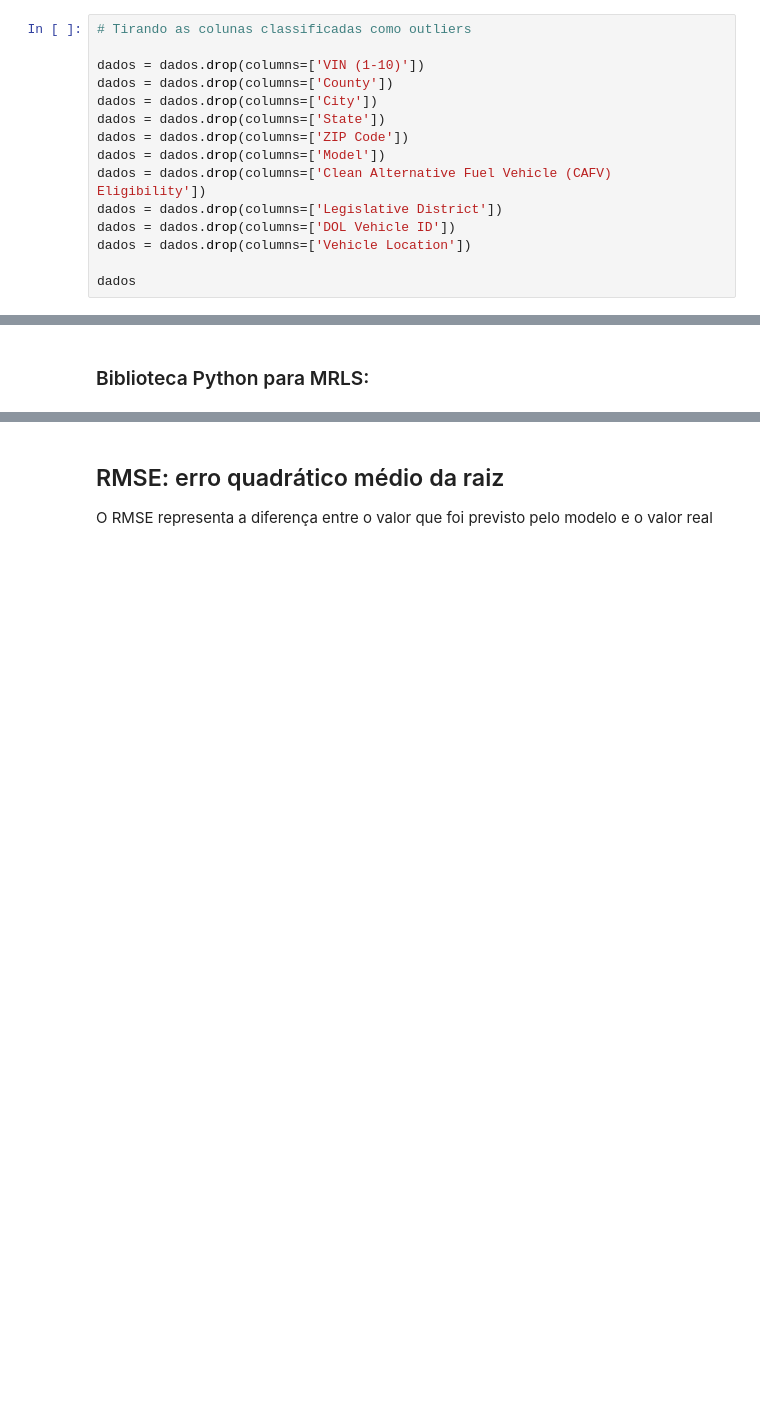
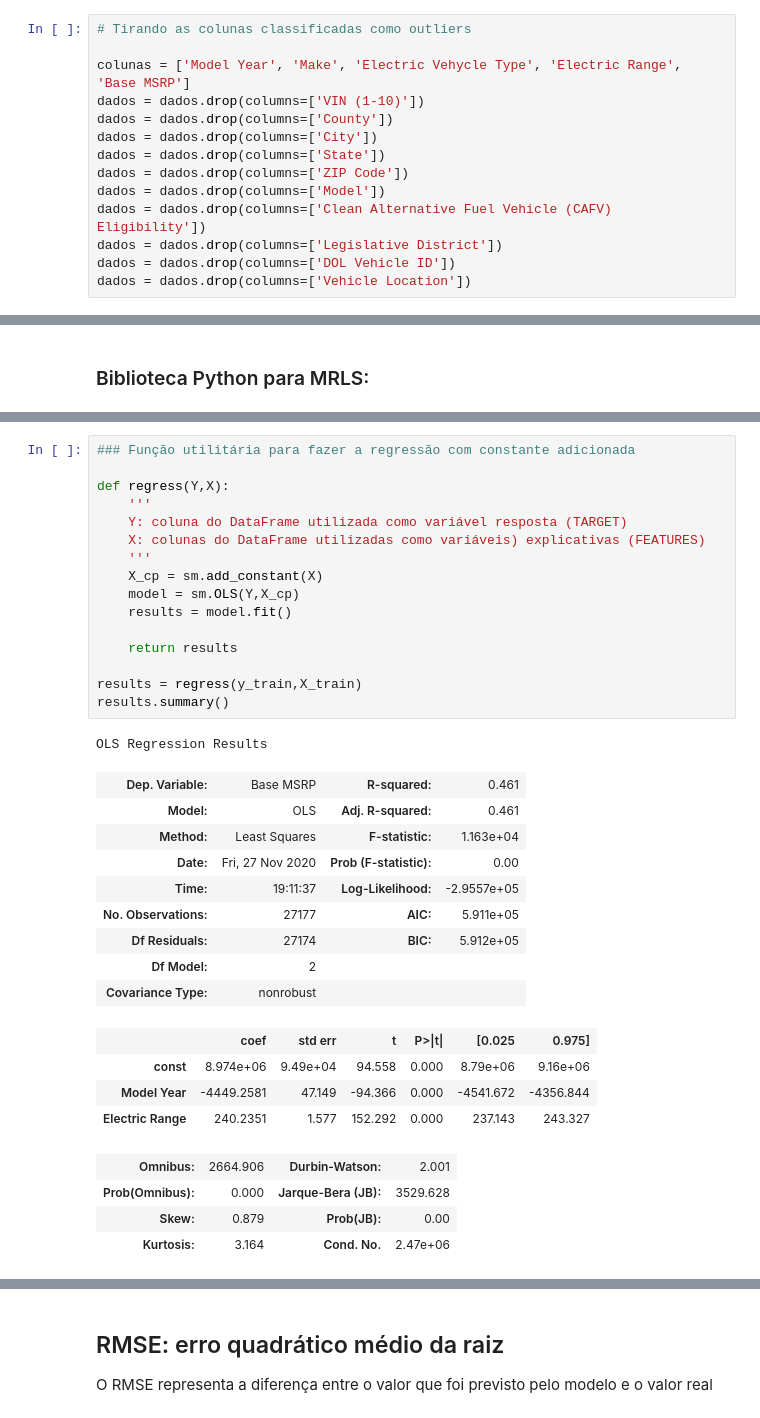
Before and after one commit to gustavopc3/P2-CD20-2, a Jupyter notebook: P2-CD20-2.ipynb, the cells around one changed output, grey strips where cells are left out. Cells and saved outputs as stored; diff of their text form; blank space fills up the shorter version.

```diff
--- a/P2-CD20-2.ipynb
+++ b/P2-CD20-2.ipynb
@@ -85,6 +86,7 @@ A partir da análise dos dados na tabela do database, algumas das variáveis for
 # %%
 # Tirando as colunas classificadas como outliers
 
+colunas = ['Model Year', 'Make', 'Electric Vehycle Type', 'Electric Range', 'Base MSRP']
 dados = dados.drop(columns=['VIN (1-10)'])
 dados = dados.drop(columns=['County'])
 dados = dados.drop(columns=['City'])
@@ -95,5 +97,3 @@ dados = dados.drop(columns=['Clean Alternative Fuel Vehicle (CAFV) Eligibility']
 dados = dados.drop(columns=['Legislative District'])
 dados = dados.drop(columns=['DOL Vehicle ID'])
 dados = dados.drop(columns=['Vehicle Location'])
-
-dados
@@ -327,0 +405,35 @@ ValueError: could not convert string to float: 'NISSAN'
+# %%
+### Função utilitária para fazer a regressão com constante adicionada
+
+def regress(Y,X):
+    '''
+    Y: coluna do DataFrame utilizada como variável resposta (TARGET)
+    X: colunas do DataFrame utilizadas como variáveis) explicativas (FEATURES)
+    '''
+    X_cp = sm.add_constant(X)
+    model = sm.OLS(Y,X_cp)
+    results = model.fit()
+
+    return results
+
+results = regress(y_train,X_train)
+results.summary()
+# %% [output]
+OLS Regression Results
+| Dep. Variable: | Base MSRP | R-squared: | 0.461 |
+| Model: | OLS | Adj. R-squared: | 0.461 |
+| Method: | Least Squares | F-statistic: | 1.163e+04 |
+| Date: | Fri, 27 Nov 2020 | Prob (F-statistic): | 0.00 |
+| Time: | 19:11:37 | Log-Likelihood: | -2.9557e+05 |
+| No. Observations: | 27177 | AIC: | 5.911e+05 |
+| Df Residuals: | 27174 | BIC: | 5.912e+05 |
+| Df Model: | 2 |  |  |
+| Covariance Type: | nonrobust |  |  |
+|  | coef | std err | t | P>|t| | [0.025 | 0.975] |
+| const | 8.974e+06 | 9.49e+04 | 94.558 | 0.000 | 8.79e+06 | 9.16e+06 |
+| Model Year | -4449.2581 | 47.149 | -94.366 | 0.000 | -4541.672 | -4356.844 |
+| Electric Range | 240.2351 | 1.577 | 152.292 | 0.000 | 237.143 | 243.327 |
+| Omnibus: | 2664.906 | Durbin-Watson: | 2.001 |
+| Prob(Omnibus): | 0.000 | Jarque-Bera (JB): | 3529.628 |
+| Skew: | 0.879 | Prob(JB): | 0.00 |
+| Kurtosis: | 3.164 | Cond. No. | 2.47e+06 |
```
Also changed, not shown: parts of 19 cells of this notebook.
